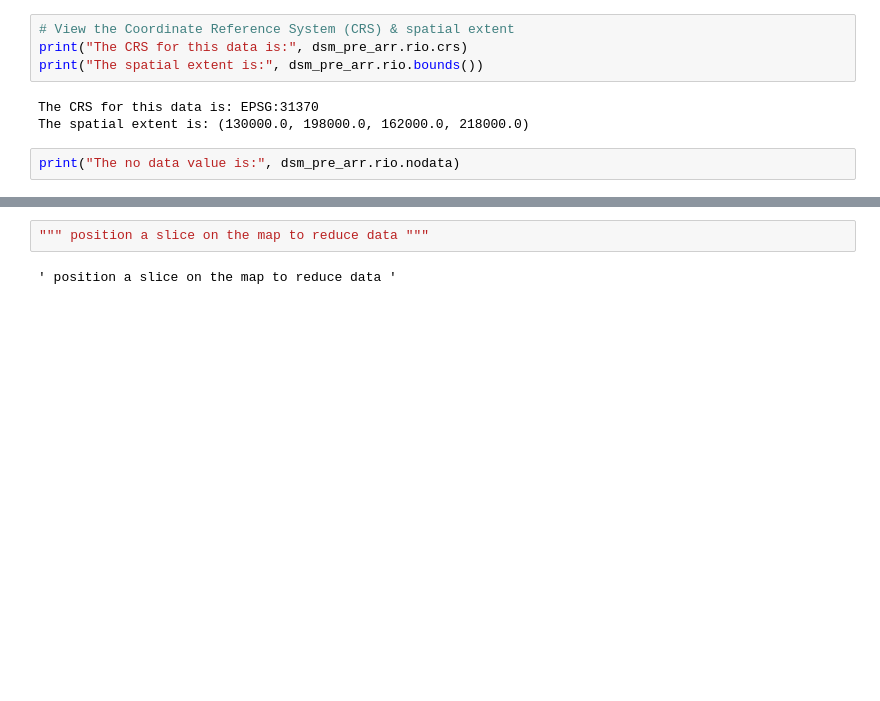
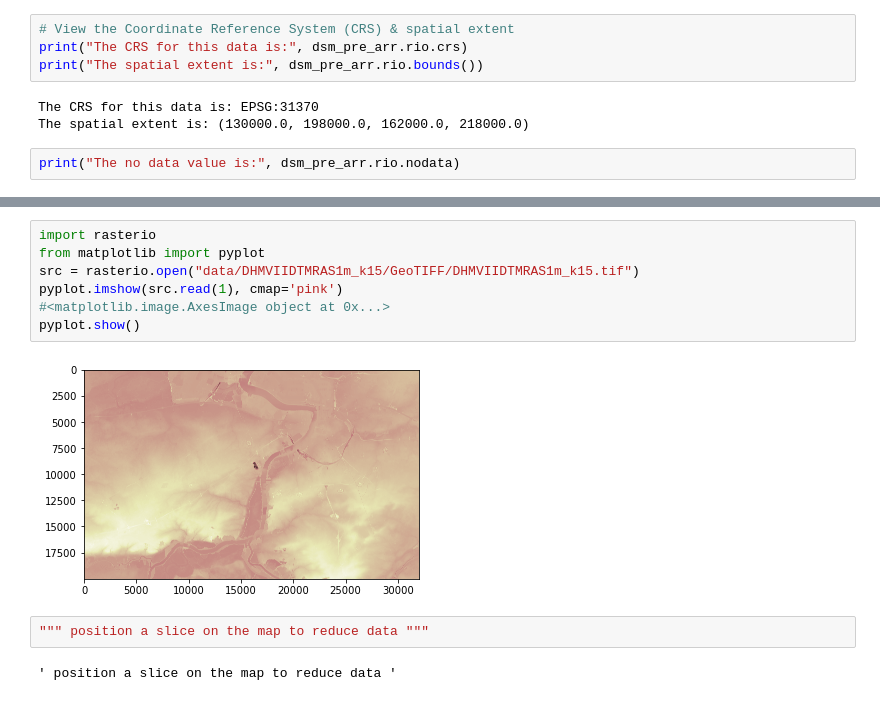
Before and after one commit to PhilippeJanssens/3D_houses, a Jupyter notebook: 3D houses code 5.ipynb, the cells around one changed output, grey strips where cells are left out. Cells and saved outputs as stored; diff of their text form; blank space fills up the shorter version.

```diff
--- a/3D houses code 5.ipynb
+++ b/3D houses code 5.ipynb
@@ -393,3 +423,12 @@ print("The no data value is:", dsm_pre_arr.rio.nodata)
+# %%
+import rasterio
+from matplotlib import pyplot
+src = rasterio.open("data/DHMVIIDTMRAS1m_k15/GeoTIFF/DHMVIIDTMRAS1m_k15.tif")
+pyplot.imshow(src.read(1), cmap='pink')
+#<matplotlib.image.AxesImage object at 0x...>
+pyplot.show()
+# %% [output]
+[figure, added]
 # %%
 """ position a slice on the map to reduce data """
 # %% [output]
```
Also changed, not shown: parts of 17 cells of this notebook, 1 other file.
